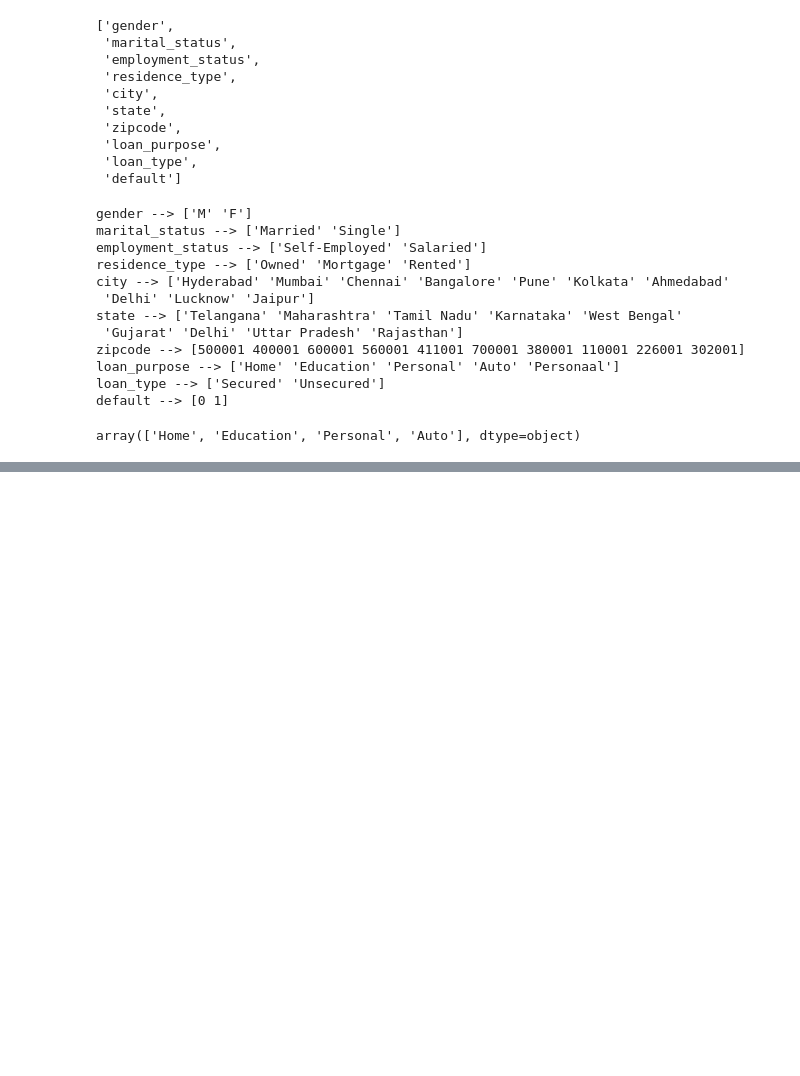
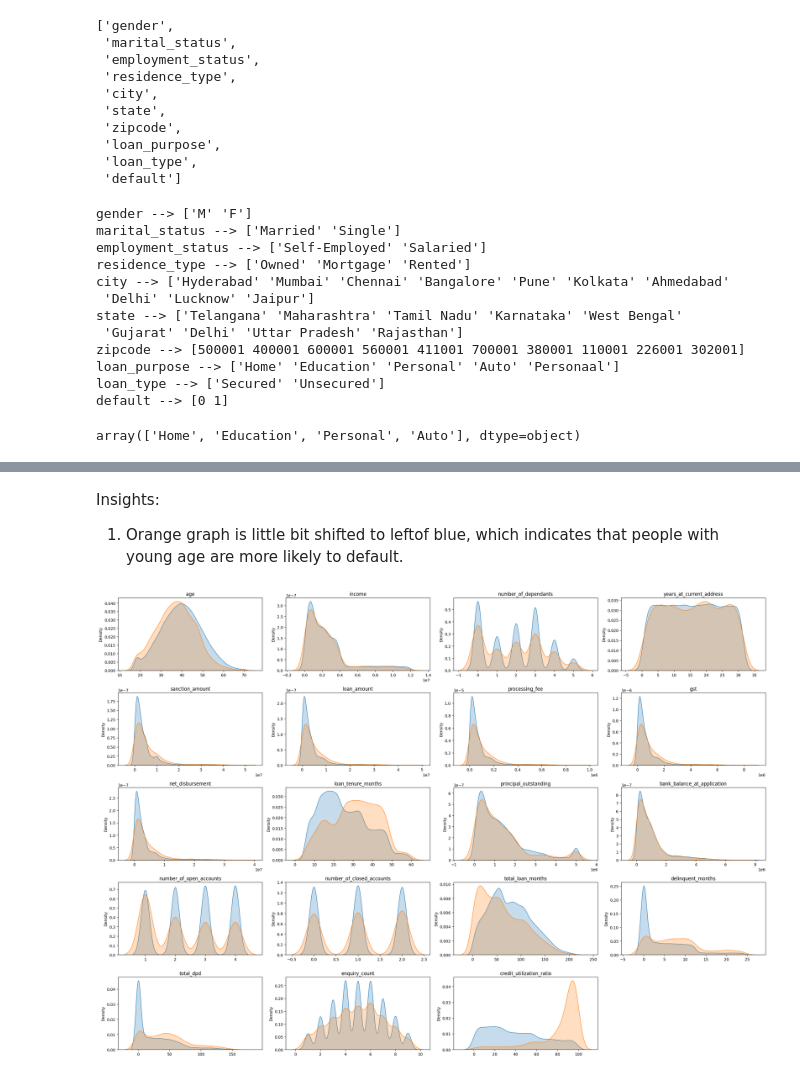
Before and after one commit to ali-liyakat/Credit_Risk_Modelling, a Jupyter notebook: credit_risk_model.ipynb, the cells around one changed output, grey strips where cells are left out. Cells and saved outputs as stored; diff of their text form; code cells hidden in the pictures; blank space fills up the shorter version.

```diff
--- a/credit_risk_model.ipynb
+++ b/credit_risk_model.ipynb
@@ -300,0 +311,17 @@ array(['Home', 'Education', 'Personal', 'Auto'], dtype=object)
+# %% [markdown]
+Insights:
+1. Orange graph is little bit shifted to leftof blue, which indicates that people with young age are more likely to default.
+# %%
+plt.figure(figsize=(24, 20))
+
+for i, col in enumerate(columns_continuous):
+    plt.subplot(6, 4, i+1)
+    sns.kdeplot(df_train_1[col][df_train_1['default']==0], fill=True, label="Default 0")
+    sns.kdeplot(df_train_1[col][df_train_1['default']==1], fill=True, label="Default 1")
+    plt.title(col)
+    plt.xlabel('')
+
+plt.tight_layout()
+plt.show()
+# %% [output]
+[figure, added]
```
Also changed, not shown: parts of 2 cells of this notebook.
